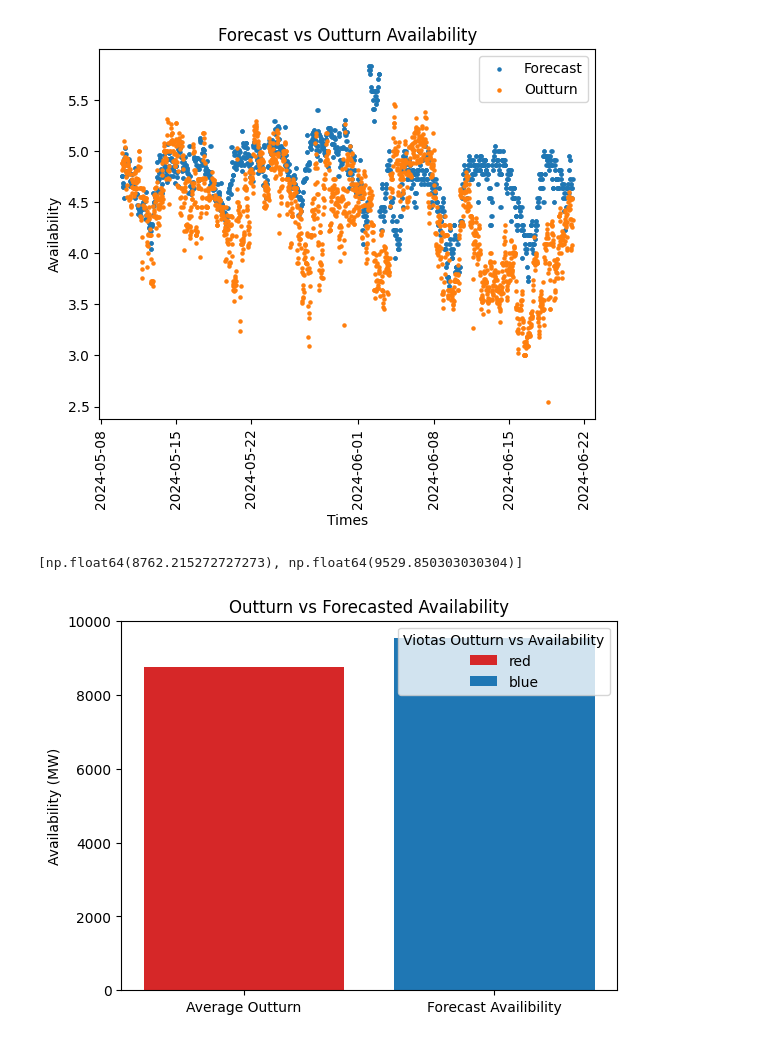
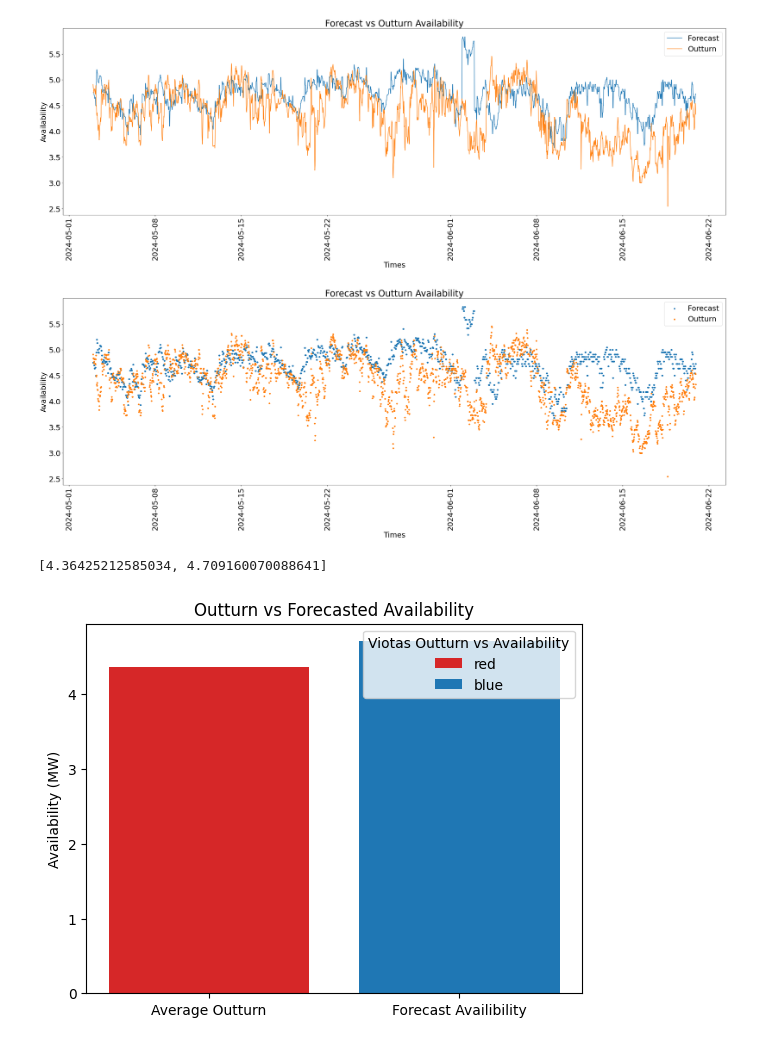
Before and after one commit to JamesDoherty1/SEMOForecastPerformance, a Jupyter notebook: SEMOForecastVSOutturn.ipynb, the cells around one changed output. Cells and saved outputs as stored; diff of their text form; code cells hidden in the pictures.

Commit message:
Graph readability alterations

```diff
--- a/SEMOForecastVSOutturn.ipynb
+++ b/SEMOForecastVSOutturn.ipynb
@@ -24,7 +24,7 @@ def days_between_dates(dt1, dt2):
     return int(delta / 86400)
 # %%
 # Specifying our parameters
-startDate = '2024-05-10'
+startDate = '2024-04-20'
 endDate = '2024-06-20'
 PageSize = '1'
 SortBy = 'PublishTime'
@@ -139,22 +121,44 @@ plt.show()
+# %%
+#formating the graph
+Forecast.columns = ['Times', 'Availability']
+Outturn.columns = ['Times', 'Availability']
+
+width = Forecast['Times'].size*0.015
+
+plt.figure(figsize=(width, 10))
+
+plt.figure
+
+plt.plot(Forecast['Times'], Forecast['Availability'], label='Forecast')
+plt.plot(Outturn["Times"], Outturn['Availability'], label='Outturn')
+plt.xticks(rotation=90)
+plt.rcParams.update({'font.size':22})
+plt.legend()
+plt.xlabel('Times')
+plt.ylabel('Availability')
+plt.title('Forecast vs Outturn Availability')
+plt.show()
+# %% [output]
+[figure, added]
 # %%
-
-plt.scatter(Forecast['Times'], Forecast['Availability'], label='Forecast',s=5)
-plt.scatter(Outturn['Times'], Outturn['Availability'], label='Outturn', s=5)
+plt.figure(figsize=(width, 10))
+plt.scatter(Forecast['Times'], Forecast['Availability'], label='Forecast',s=15)
+plt.scatter(Outturn['Times'], Outturn['Availability'], label='Outturn', s=15)
 plt.xticks(rotation=90)
-
+plt.rcParams.update({'font.size':22})
 plt.legend()
 plt.xlabel('Times')
 plt.ylabel('Availability')
 plt.title('Forecast vs Outturn Availability')
 plt.show()
 # %% [output]
-[figure, old version]
+[figure, new version]
 # %%
 fig, ax = plt.subplots()
 
 labels = ['Average Outturn', 'Forecast Availibility']
 
-counts = [Outturn['Availability'].sum(),Forecast['Availability'].sum()]
+counts = [Outturn['Availability'].mean(),Forecast['Availability'].mean()]
 bar_labels = ['red', 'blue']
 bar_colors = ['tab:red', 'tab:blue']
 print(counts)
@@ -167,5 +171,5 @@ ax.legend(title='Viotas Outturn vs Availability')
 
 plt.show()
 # %% [output]
-[np.float64(8762.215272727273), np.float64(9529.850303030304)]
+[4.36425212585034, 4.709160070088641]
-[figure, old version]
+[figure, new version]
```
Also changed, not shown: parts of 1 cell of this notebook.
